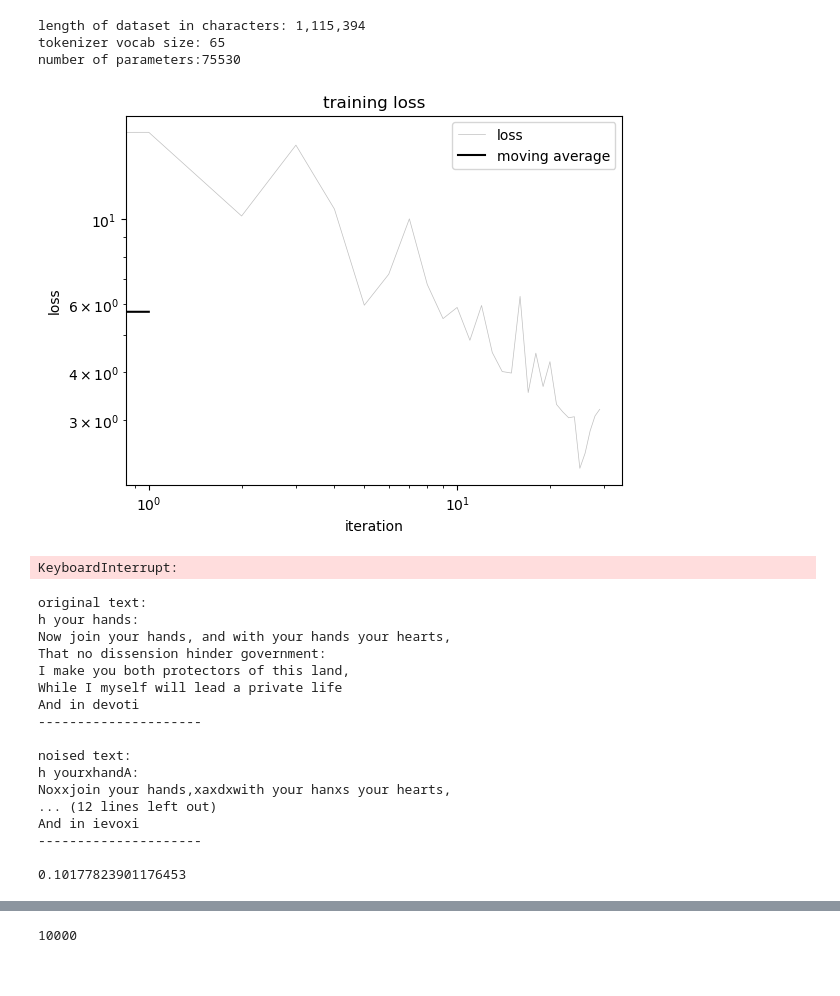
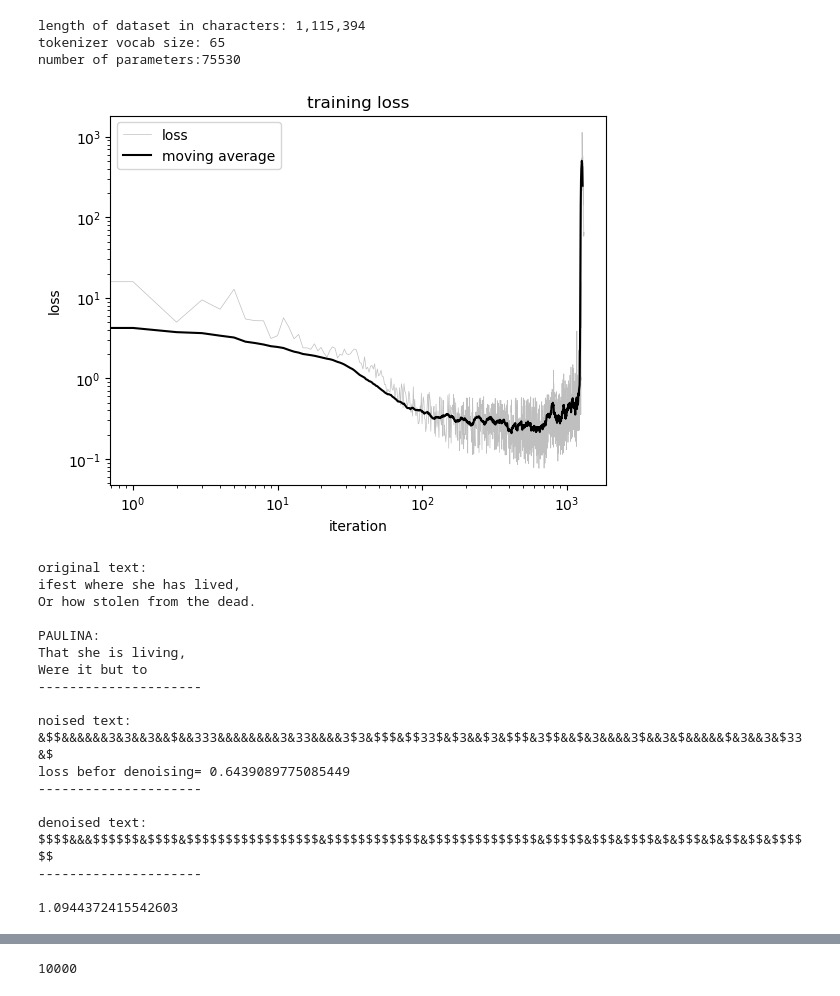
Before and after one commit to Francesco215/Language_CA, a Jupyter notebook: training.ipynb, the cells around one changed output, grey strips where cells are left out. Cells and saved outputs as stored; diff of their text form; code cells hidden in the pictures.

Commit message:
Pool now working but training is now unstable

```diff
--- a/training.ipynb
+++ b/training.ipynb
@@ -74,7 +74,7 @@ loss_function=DiffusionLoss(decoder,1e-2,1e-1)
 
 sequence_lenght=100
 text_generator=TextGenerator(input_file_path, lenght=sequence_lenght, encoder=encoder)
-pool=SamplePool(pool_size=30, generator=text_generator, encoder=encoder, indexes_max_loss_size=5)
+pool=SamplePool(pool_size=1000, generator=text_generator, encoder=encoder, indexes_max_loss_size=5)
 
 
 #@title {vertical-output: true}
@@ -103,15 +103,14 @@ for i in range(n_epochs):
     loss_components = torch.empty([n_steps+1, 3], device=device)
 
     #do n steps
-    step_loss[0], loss_components[0] = loss_function(
-        prediction, target_tokens, clean_embeddings, noise_encoding)
+    step_loss[0], loss_components[0] = loss_function(prediction, target_tokens, clean_embeddings, noise_encoding)
     for j in range(1, n_steps+1):
         #make a forward pass
         prediction = model(prediction, edge_index)
 
         #compute loss
-        step_loss[j], loss_components[j] = loss_function(
-            prediction, target_tokens, clean_embeddings, noise_encoding)
+        step_loss[j], loss_components[j] = loss_function(prediction, target_tokens, clean_embeddings, noise_encoding)
+
         #apply step weight if given
         if step_weight is not None:
             step_loss[j] *= step_weight(j)
@@ -122,40 +121,44 @@ for i in range(n_epochs):
 
     model.logs['loss'].append(loss.item())
     model.logs['step_loss'].append(step_loss.detach().cpu().numpy())
     for log, l in zip(model.logs['loss_components'], loss_components.mean(dim=0)):
         log.append(l.item())
 
     loss.backward()
-    clip_grad_norm_(model.parameters(), 4*loss.item())
+    clip_grad_norm_(model.parameters(), loss.item())
 
     optimizer.step()
     optimizer.zero_grad()  # reinitialize the gradient to zero
     model.tokens_seen += sequence_lenght
 
+    if i>=200:
+        pool.update(idx, prediction, n_steps, loss)
+
     logging_interval = 30
     if i % logging_interval == logging_interval-1:
+        if i>=200:
+            pool.clean_worst_performers()
         clear_output(wait=True)
 
         m_av = moving_average(model.logs['loss'], logging_interval-1)
 
+        if m_av[-1]>5: pool.reset()
         plt.plot(model.logs['loss'], label='loss',
                  color='grey', alpha=0.5, linewidth=0.5)
         plt.plot(m_av, label='moving average', color='black')
 
         plt.title("training loss")
         plt.legend()
         plt.ylabel('loss')
         plt.xlabel('iteration')
         plt.yscale('log')
         plt.xscale('log')
         plt.show()
 # %% [output]
-[figure, old version]
+[figure, new version]
-KeyboardInterrupt:
 # %%
-context_size=200
 noise=torch.tensor(0.6)
-targ=sample_shakespeare(train_ids, context_size)
+targ=text_generator()
 print(f'original text:\n{tokenizer.decode(targ)}\n---------------------\n')
 pred, clean, nois = encoder(targ, noise)
 
@@ -165,7 +168,6 @@ base_loss,_ = loss_function(pred, targ, clean, nois)
 print(f'loss befor denoising= {base_loss.item()}\n---------------------\n')
 
 l=[base_loss.item()]
-edge_index=graph_maker(context_size)
 for _ in range(8):
     pred = model(pred, edge_index)
     l.append(loss_function(pred, targ, clean, nois)[0].item())
@@ -175,22 +177,24 @@ base_loss,_ = loss_function(pred, targ, clean, nois)
 print(base_loss.item())
 # %% [output]
 original text:
-h your hands:
-Now join your hands, and with your hands your hearts,
-That no dissension hinder government:
-I make you both protectors of this land,
-While I myself will lead a private life
-And in devoti
+ifest where she has lived,
+Or how stolen from the dead.
+
+PAULINA:
+That she is living,
+Were it but to
 ---------------------
 
 noised text:
-h yourxhandA:
-Noxxjoin your hands,xaxdxwith your hanxs your hearts,
-... (12 lines left out)
-And in ievoxi
+&$$&&&&&&3&3&&3&&$&&333&&&&&&&&3&33&&&&3$3&$$$&$$33$&$3&&$3&$$$&3$$&&$&3&&&&3$&&3&$&&&&&$&3&&3&$33&$
+loss befor denoising= 0.6439089775085449
 ---------------------
 
-0.10177823901176453
+denoised text:
+$$$$&&&$$$$$$&$$$$&$$$$$$$$$$$$$$$$$&$$$$$$$$$$$$&$$$$$$$$$$$$$$&$$$$$&$$$&$$$$&$&$$$&$&$$&$$&$$$$$$
+---------------------
+
+1.0944372415542603
 # %%
 plt.plot(l)
 # %% [output]
```
Also changed, not shown: parts of 1 cell of this notebook, 5 other files.
